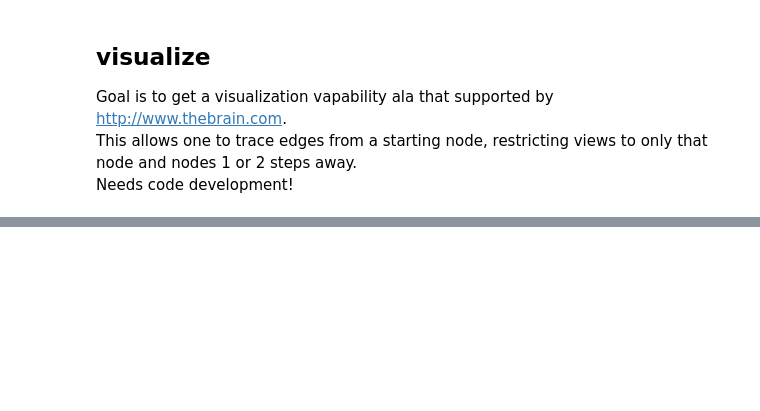
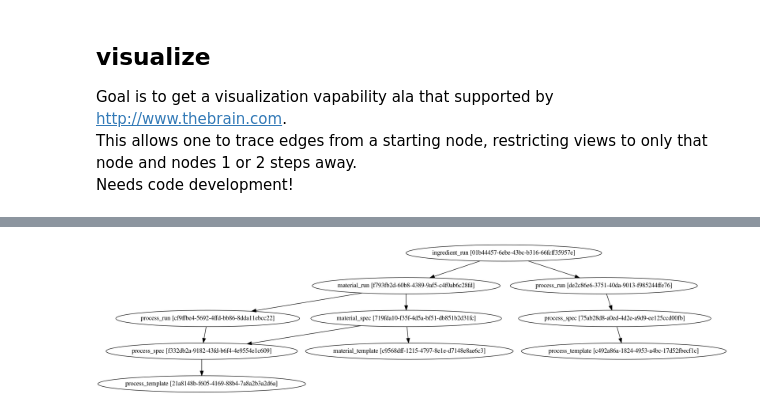
Before and after one commit to openmsi/openmsipython, a Jupyter notebook: other_code/casjobs/Query-GEMD-Graphs.ipynb, the cells around one changed output, grey strips where cells are left out. Drawn from its saved outputs; the diff is of its cells as text; code cells hidden in the pictures; blank space fills up the shorter version.

Commit message:
added some graph/network visualization attempts

```diff
--- a/other_code/casjobs/Query-GEMD-Graphs.ipynb
+++ b/other_code/casjobs/Query-GEMD-Graphs.ipynb
@@ -158,0 +194,2 @@ G=nx.from_pandas_edgelist(edges[:100],'from_uid','to_uid',edge_attr=True)
+# %%
+G=nx.from_pandas_edgelist(gr,'Source','Target',create_using=nx.DiGraph)#,'node_type')
@@ -162,0 +315,12 @@ nodes.head()
+# %%
+import pydot
+from IPython.display import Image, display
+
+def view_pydot(pdot):
+    plt = Image(pdot.create_png())
+    display(plt)
+# %%
+dotG=nx.nx_pydot.to_pydot(G)
+view_pydot(dotG)
+# %% [output]
+[figure, added]
```
Also changed, not shown: parts of 25 cells of this notebook.
